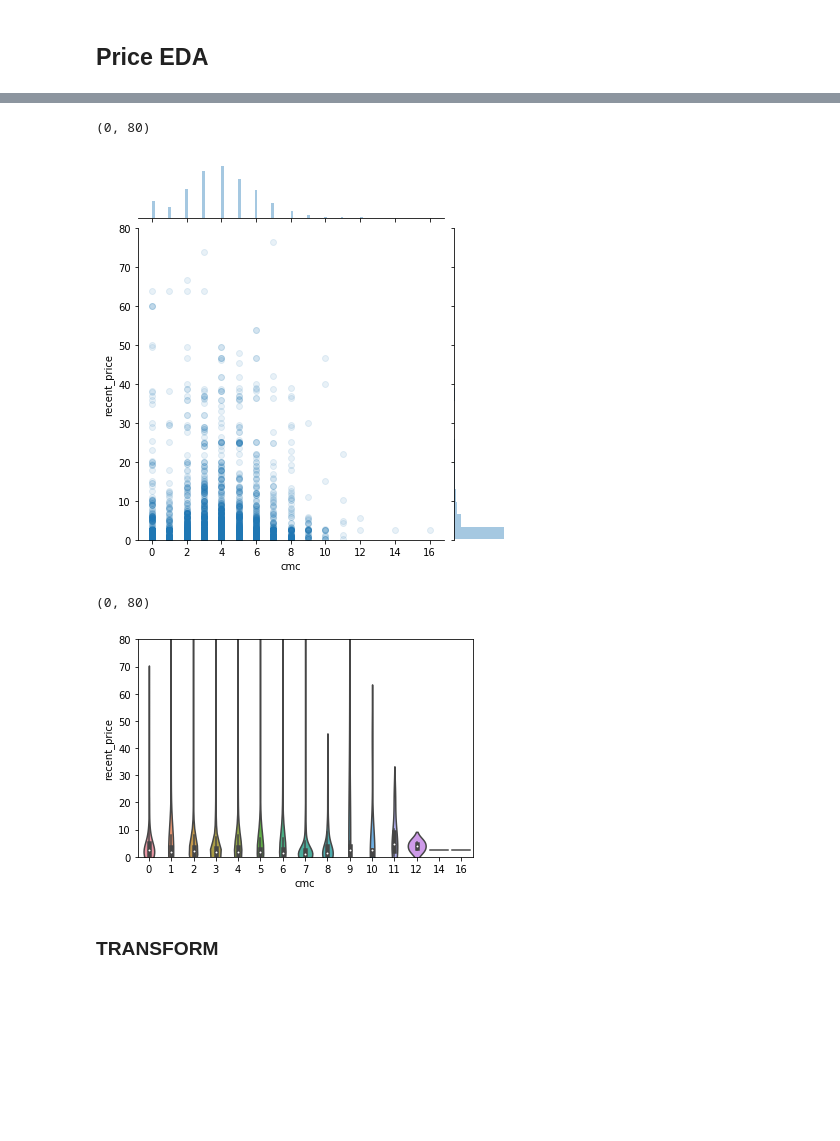
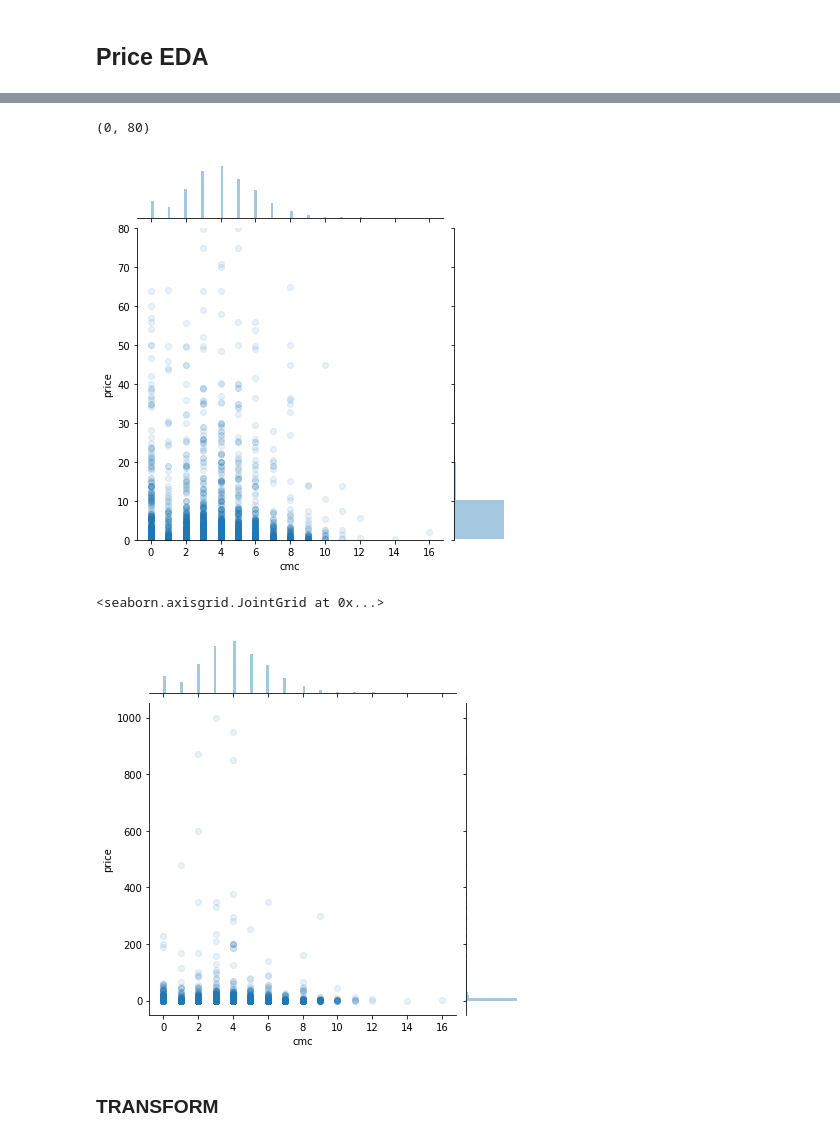
Before and after one commit to alexgcuevas/mystic-speculation, a Jupyter notebook: MVP_testing.ipynb, the cells around one changed output, grey strips where cells are left out. Cells and saved outputs as stored; diff of their text form; code cells hidden in the pictures; blank space fills up the shorter version.

```diff
--- a/MVP_testing.ipynb
+++ b/MVP_testing.ipynb
@@ -33,3 +32,3 @@ mythic_df.sample(10)
 # %%
-clean_mythic_df = mythic_df[~pd.isnull(mythic_df['recent_price'])]
-clean_rare_df = rare_df[~pd.isnull(rare_df['recent_price'])]
+clean_mythic_df = mythic_df[~pd.isnull(mythic_df['price'])]
+clean_rare_df = rare_df[~pd.isnull(rare_df['price'])]
@@ -72,14 +69,14 @@ sns.jointplot(clean_mythic_df['cmc'], clean_mythic_df['recent_price'], joint_kws
 # %%
-sns.jointplot(clean_rare_df['cmc'].astype('int'), clean_rare_df['recent_price'], joint_kws={'alpha':0.1}, marginal_kws={'bins':100})
+sns.jointplot(clean_rare_df['cmc'].astype('int'), clean_rare_df['price'], joint_kws={'alpha':0.1}, marginal_kws={'bins':100})
 plt.ylim(0,80)
 # %% [output]
 (0, 80)
-[figure, old version]
+[figure, new version]
 # %%
-sns.jointplot(clean_rare_df['cmc'].astype('int'), clean_rare_df['recent_price'], joint_kws={'alpha':0.1}, marginal_kws={'bins':100})
+sns.jointplot(clean_rare_df['cmc'].astype('int'), clean_rare_df['price'], joint_kws={'alpha':0.1}, marginal_kws={'bins':100})
 # %% [output]
-(0, 80)
+<seaborn.axisgrid.JointGrid at 0x...>
-[figure, old version]
+[figure, new version]
 # %% [markdown]
 ### TRANSFORM
 # %%
```
Also changed, not shown: parts of 32 cells of this notebook, 3 other files.
